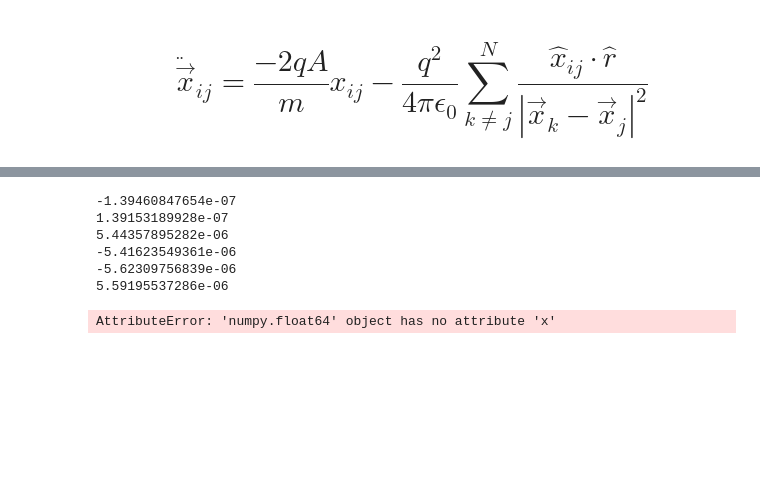
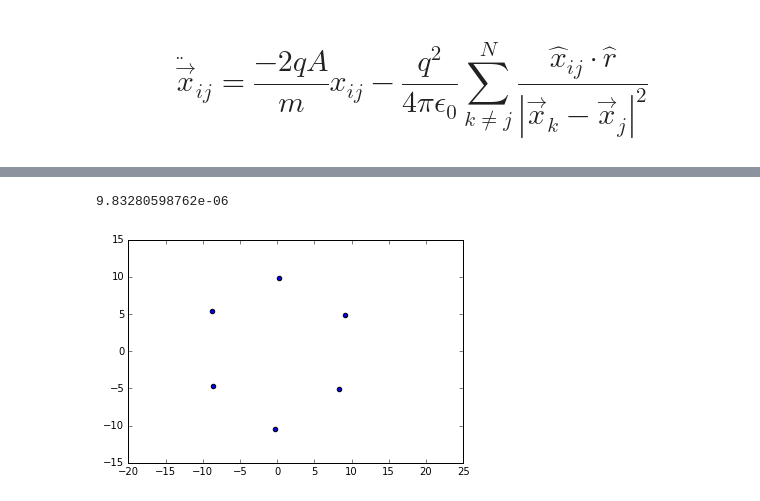
Before and after one commit to CampbellGroup/Qsim, a Jupyter notebook: Ipython-Notebooks/Crystal_Configurations.ipynb, the cells around one changed output, grey strips where cells are left out. Saved outputs shown, nothing was run; the diff lists cells and outputs as text; code cells hidden in the pictures; blank space fills up the shorter version.

```diff
--- a/Ipython-Notebooks/Crystal_Configurations.ipynb
+++ b/Ipython-Notebooks/Crystal_Configurations.ipynb
@@ -227,10 +181,0 @@ for i in range(1000):
-# %%
-for particle in ions:
-    print particle.x
-# %% [output]
--1.39460847654e-07
-1.39153189928e-07
-5.44357895282e-06
--5.41623549361e-06
--5.62309756839e-06
-5.59195537286e-06
@@ -239,4 +181,0 @@ meta_6_ions = ions
-# %%
-plot_ions(make_crystal(6))
-# %% [output]
-AttributeError: 'numpy.float64' object has no attribute 'x'
@@ -242,0 +213,7 @@ AttributeError: 'numpy.float64' object has no attribute 'x'
+# %%
+a,b = make_crystal(starting_ions = symmetric_6(5e-6))
+plot_ions(b)
+print np.sqrt(b[0].x**2 + b[0].y**2)
+# %% [output]
+9.83280598762e-06
+[figure, added]
```
Also changed, not shown: parts of 24 cells of this notebook.
